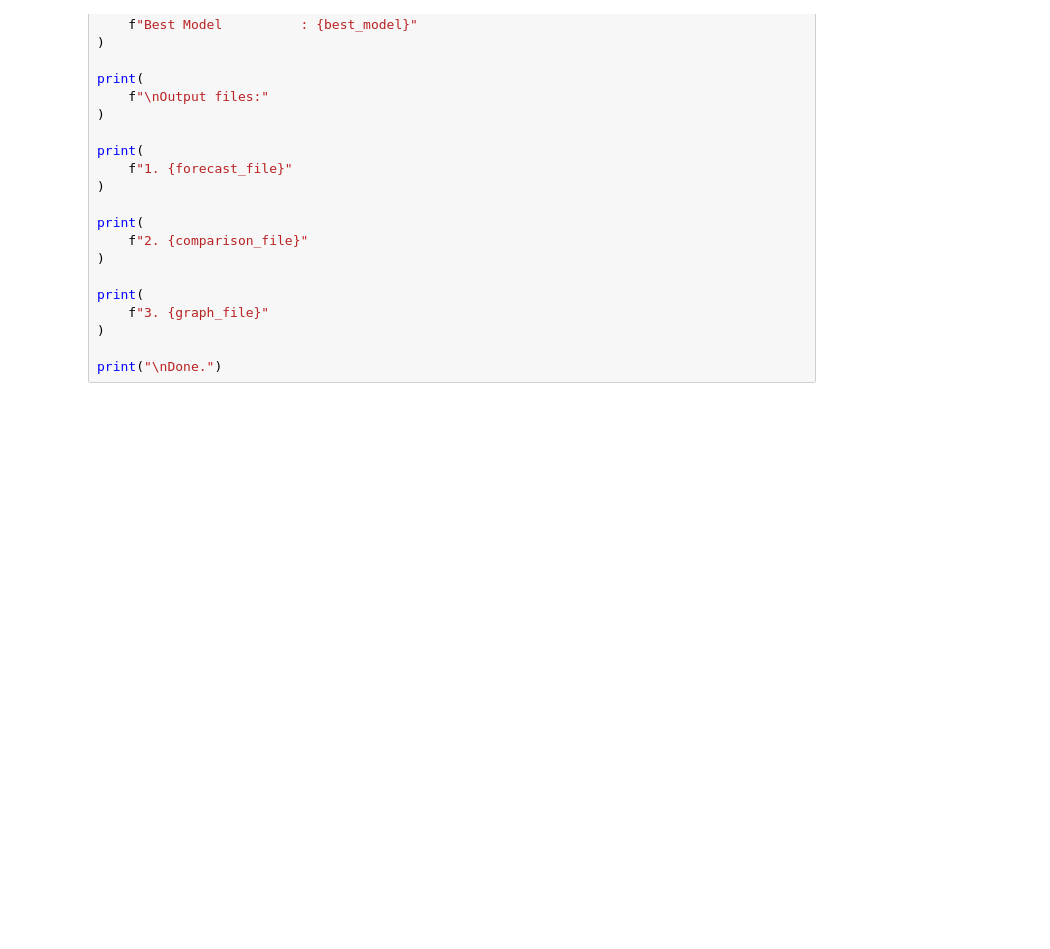
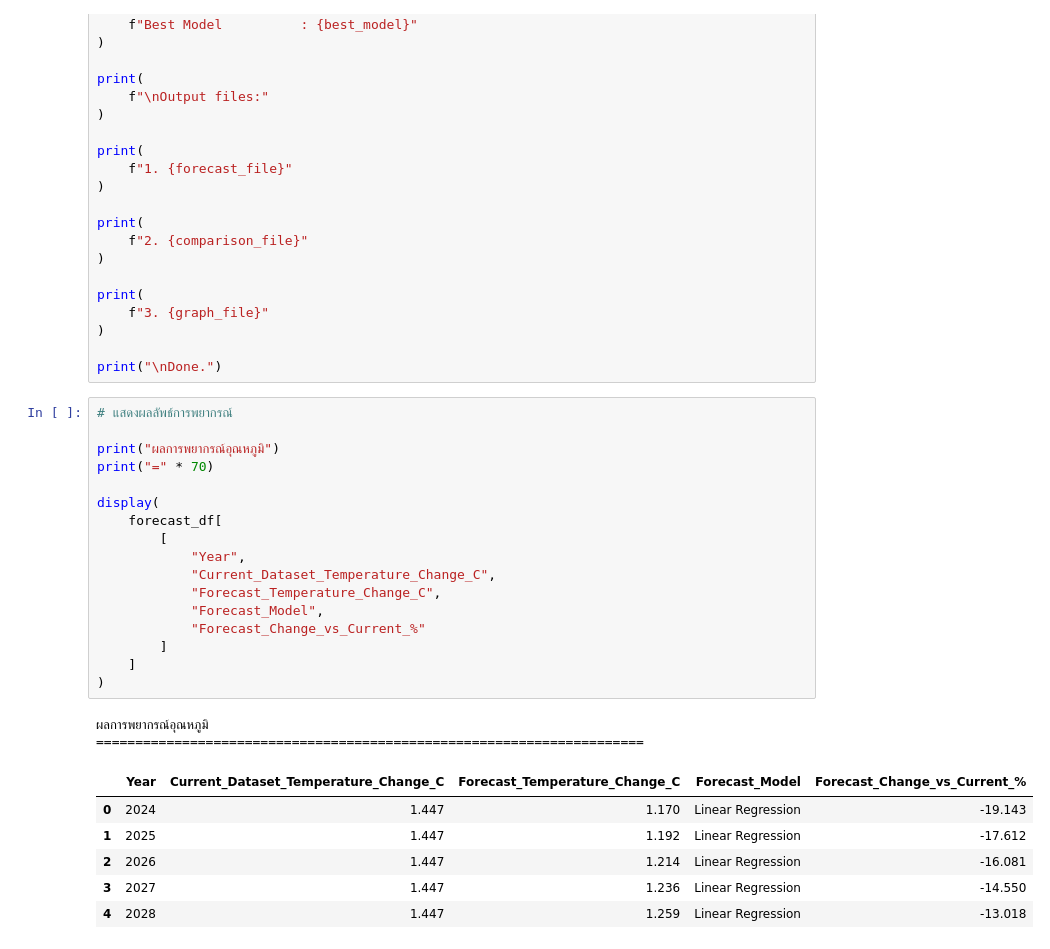
Before and after one commit to MiRuTo659/CPE4310_project, a Jupyter notebook: train_data.ipynb, the cells around one changed output. Cells and saved outputs as stored; diff of their text form; blank space fills up the shorter version.

```diff
--- a/train_data.ipynb
+++ b/train_data.ipynb
@@ -631,3 +841,29 @@ print(
 )
 
 print("\nDone.")
+# %%
+# แสดงผลลัพธ์การพยากรณ์
+
+print("ผลการพยากรณ์อุณหภูมิ")
+print("=" * 70)
+
+display(
+    forecast_df[
+        [
+            "Year",
+            "Current_Dataset_Temperature_Change_C",
+            "Forecast_Temperature_Change_C",
+            "Forecast_Model",
+            "Forecast_Change_vs_Current_%"
+        ]
+    ]
+)
+# %% [output]
+ผลการพยากรณ์อุณหภูมิ
+======================================================================
+|  | Year | Current_Dataset_Temperature_Change_C | Forecast_Temperature_Change_C | Forecast_Model | Forecast_Change_vs_Current_% |
+| 0 | 2024 | 1.447 | 1.170 | Linear Regression | -19.143 |
+| 1 | 2025 | 1.447 | 1.192 | Linear Regression | -17.612 |
+| 2 | 2026 | 1.447 | 1.214 | Linear Regression | -16.081 |
+| 3 | 2027 | 1.447 | 1.236 | Linear Regression | -14.550 |
+| 4 | 2028 | 1.447 | 1.259 | Linear Regression | -13.018 |
```
Also changed, not shown: parts of 14 cells of this notebook, 2 other files.
